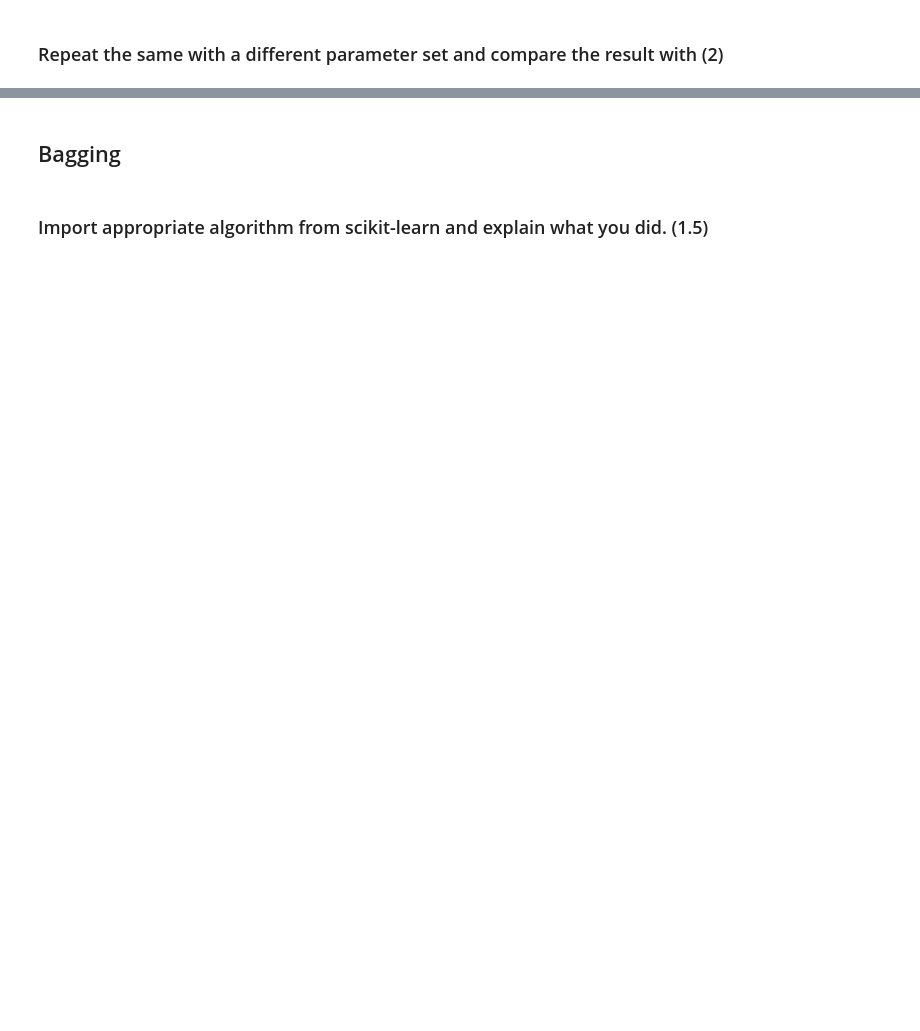
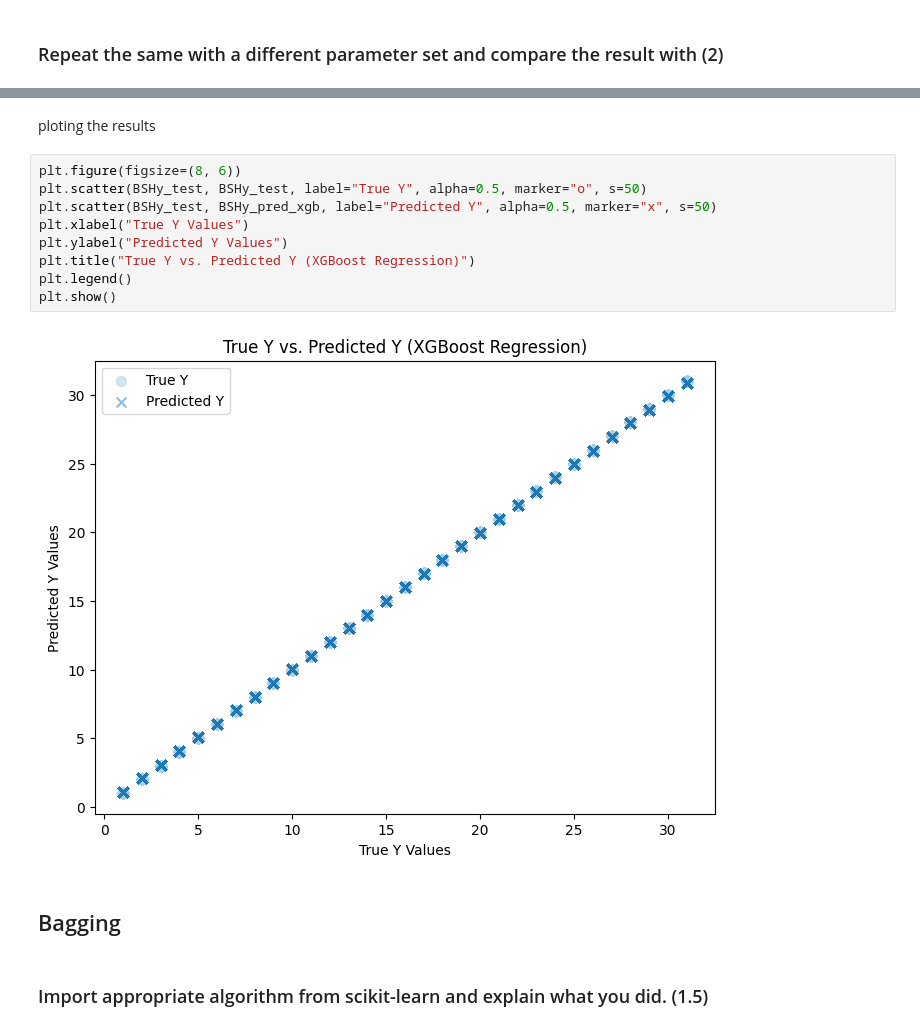
Before and after one commit to lecarpen23/6700_Assignment_01, a Jupyter notebook: Assignment 02_GroupNumber.ipynb, the cells around one changed output, grey strips where cells are left out. Drawn from its saved outputs; the diff is of its cells as text; blank space fills up the shorter version.

```diff
--- a/Assignment 02_GroupNumber.ipynb
+++ b/Assignment 02_GroupNumber.ipynb
@@ -815,3 +1004,16 @@ ConfusionMatrixDisplay(conf_matrix).plot()
+# %% [markdown]
+ploting the results
+# %%
+plt.figure(figsize=(8, 6))
+plt.scatter(BSHy_test, BSHy_test, label="True Y", alpha=0.5, marker="o", s=50)
+plt.scatter(BSHy_test, BSHy_pred_xgb, label="Predicted Y", alpha=0.5, marker="x", s=50)
+plt.xlabel("True Y Values")
+plt.ylabel("Predicted Y Values")
+plt.title("True Y vs. Predicted Y (XGBoost Regression)")
+plt.legend()
+plt.show()
+# %% [output]
+[figure, added]
 # %% [markdown]
 ## Bagging
 # %% [markdown]
```
Also changed, not shown: parts of 59 cells of this notebook, 1 other file.
